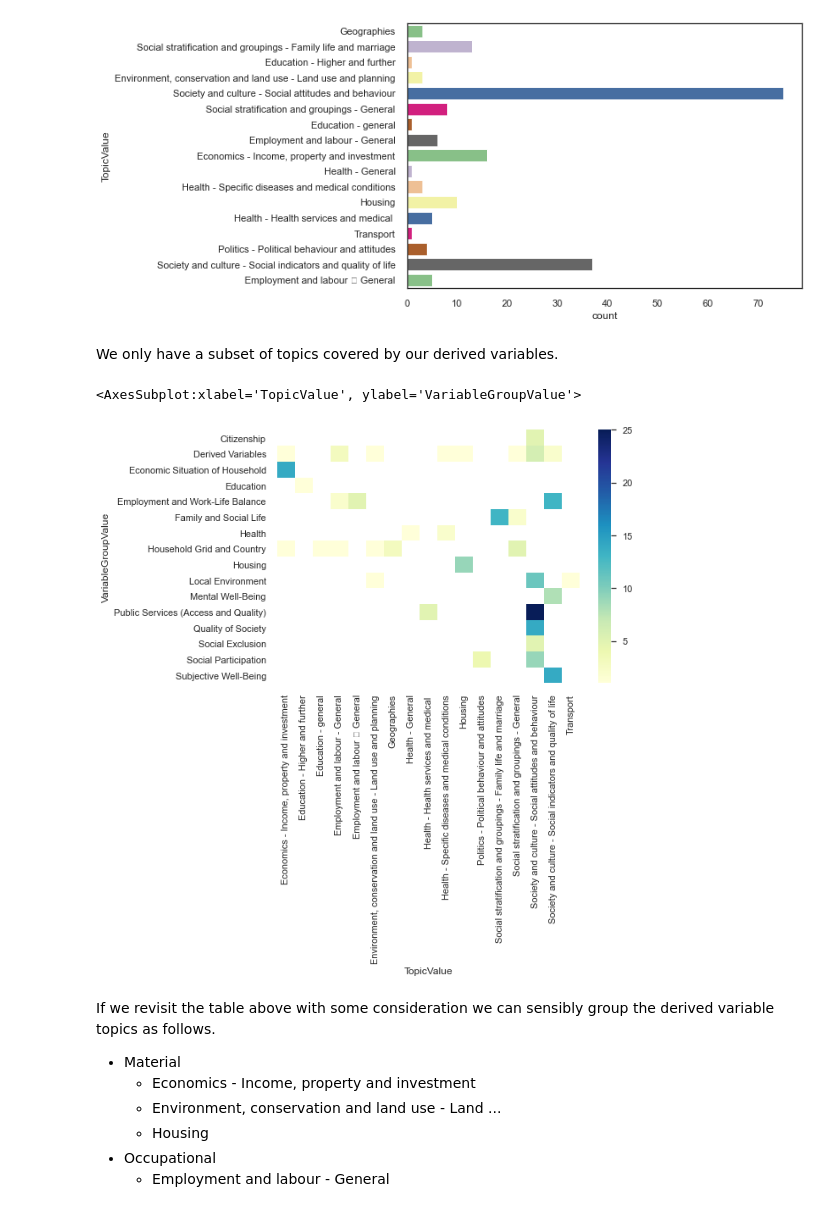
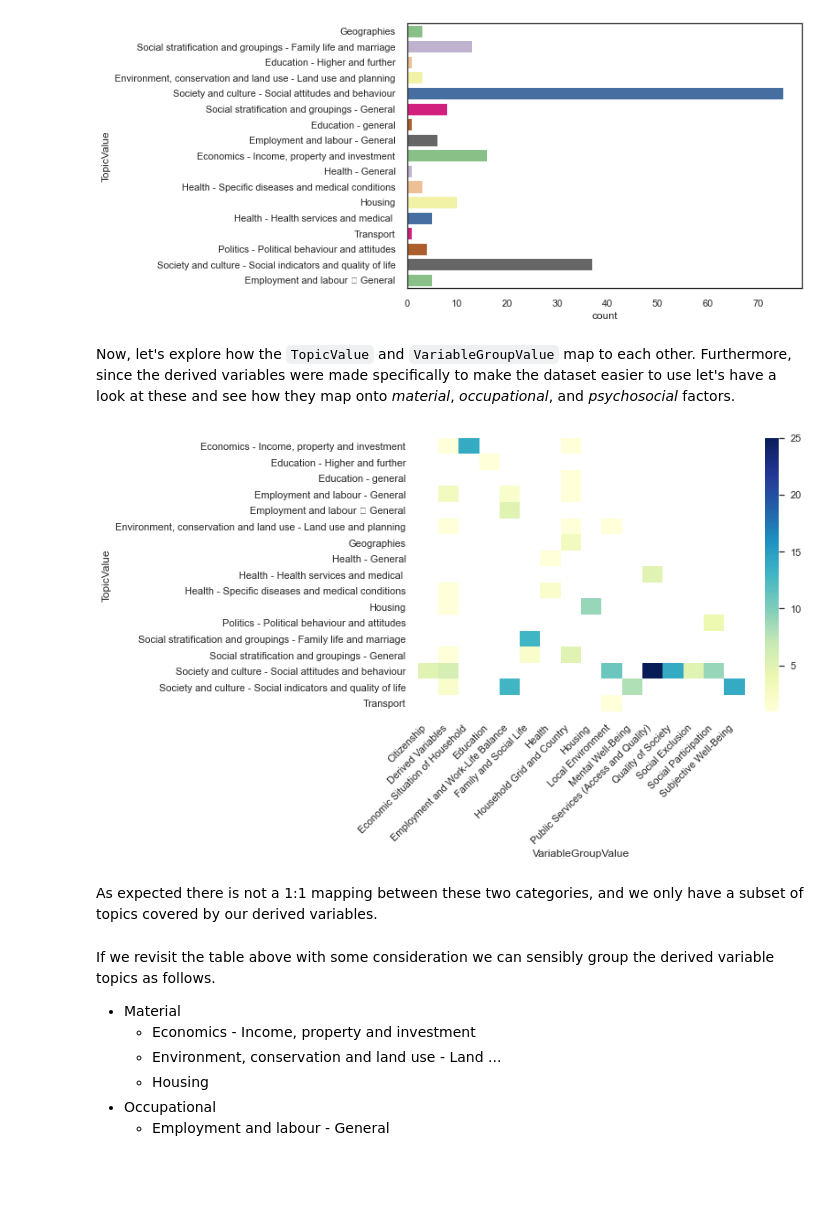
Before and after one commit to alan-turing-institute/rds-course, a Jupyter notebook: coursebook/modules/m3/3.5-DataVisForExploration.ipynb, the cells around one changed output. Saved outputs shown, nothing was run; the diff lists cells and outputs as text; code cells hidden in the pictures; blank space fills up the shorter version.

```diff
--- a/coursebook/modules/m3/3.5-DataVisForExploration.ipynb
+++ b/coursebook/modules/m3/3.5-DataVisForExploration.ipynb
@@ -122,13 +127,21 @@ sns.countplot(y="TopicValue", data=df_map, palette="Accent")
 <AxesSubplot:xlabel='count', ylabel='TopicValue'>
 [figure]
 # %% [markdown]
-We only have a subset of topics covered by our derived variables.
+Now, let's explore how the `TopicValue` and `VariableGroupValue` map to each other. Furthermore, since the derived variables were made specifically to make the dataset easier to use let's have a look at these and see how they map onto _material_, _occupational_, and _psychosocial_ factors.
 # %%
-heatmap1_data = pd.pivot_table(df_map, columns=['TopicValue'],values='VariableName',index='VariableGroupValue', aggfunc=lambda x: len(x.unique()))
+heatmap1_data = pd.pivot_table(df_map, index=['TopicValue'],values='VariableName',columns=['VariableGroupValue'], aggfunc=lambda x: len(x.unique()))
 sns.heatmap(heatmap1_data, cmap="YlGnBu")
+plt.xticks(
+    rotation=45,
+    horizontalalignment='right',
+    fontweight='light',
+    #fontsize='x-large'
+)
+None
 # %% [output]
-<AxesSubplot:xlabel='TopicValue', ylabel='VariableGroupValue'>
-[figure, old version]
+[figure, new version]
+# %% [markdown]
+As expected there is not a 1:1 mapping between these two categories, and we only have a subset of topics covered by our derived variables.
 # %% [markdown]
 If we revisit the table above with some consideration we can sensibly group the derived variable topics as follows.
 
```
Also changed, not shown: parts of 26 cells of this notebook.
